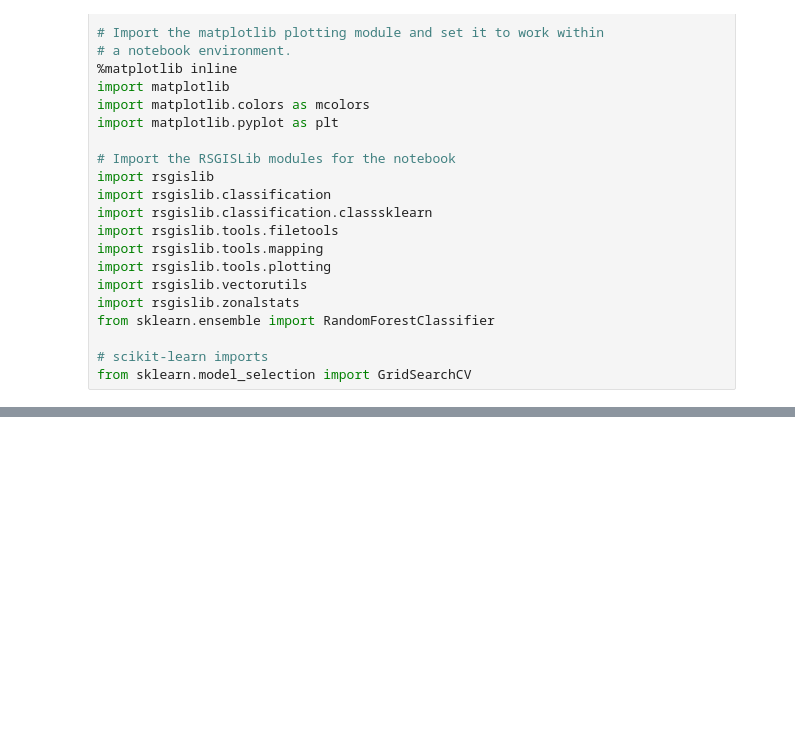
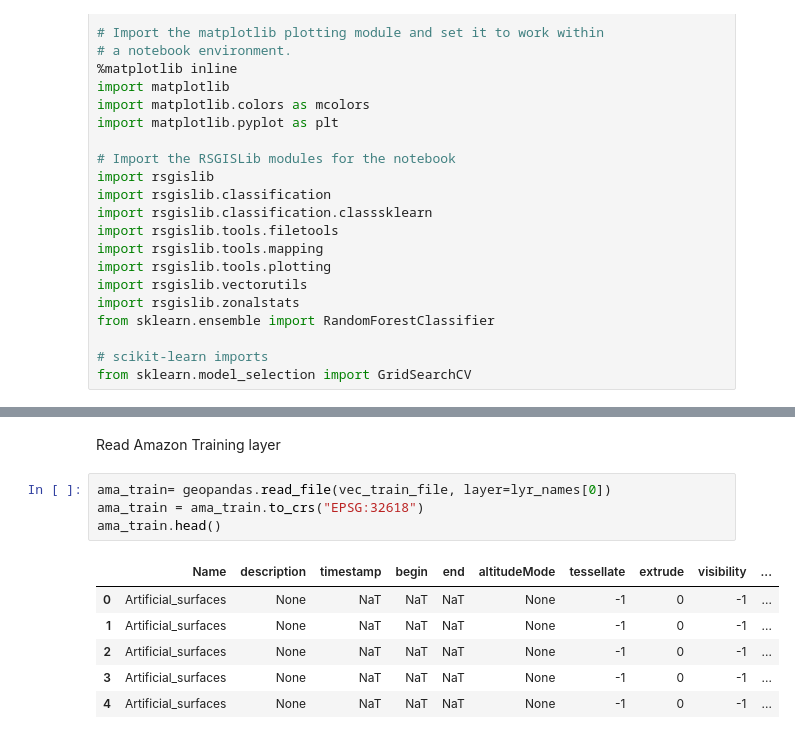
Before and after one commit to RicardoMartinezS/Image_classification, a Jupyter notebook: Taller2.ipynb, the cells around one changed output, grey strips where cells are left out. Drawn from its saved outputs; the diff is of its cells as text; blank space fills up the shorter version.

```diff
--- a/Taller2.ipynb
+++ b/Taller2.ipynb
@@ -45,0 +143,13 @@ vec_train_file = "notebooks/Data_geoprocessing/aber_sen2_cls_training.gpkg" #Dat
+# %% [markdown]
+Read Amazon Training layer
+# %%
+ama_train= geopandas.read_file(vec_train_file, layer=lyr_names[0])
+ama_train = ama_train.to_crs("EPSG:32618")
+ama_train.head()
+# %% [output]
+|  | Name | description | timestamp | begin | end | altitudeMode | tessellate | extrude | visibility | ... |
+| 0 | Artificial_surfaces | None | NaT | NaT | NaT | None | -1 | 0 | -1 | ... |
+| 1 | Artificial_surfaces | None | NaT | NaT | NaT | None | -1 | 0 | -1 | ... |
+| 2 | Artificial_surfaces | None | NaT | NaT | NaT | None | -1 | 0 | -1 | ... |
+| 3 | Artificial_surfaces | None | NaT | NaT | NaT | None | -1 | 0 | -1 | ... |
+| 4 | Artificial_surfaces | None | NaT | NaT | NaT | None | -1 | 0 | -1 | ... |
```
Also changed, not shown: parts of 29 cells of this notebook.
